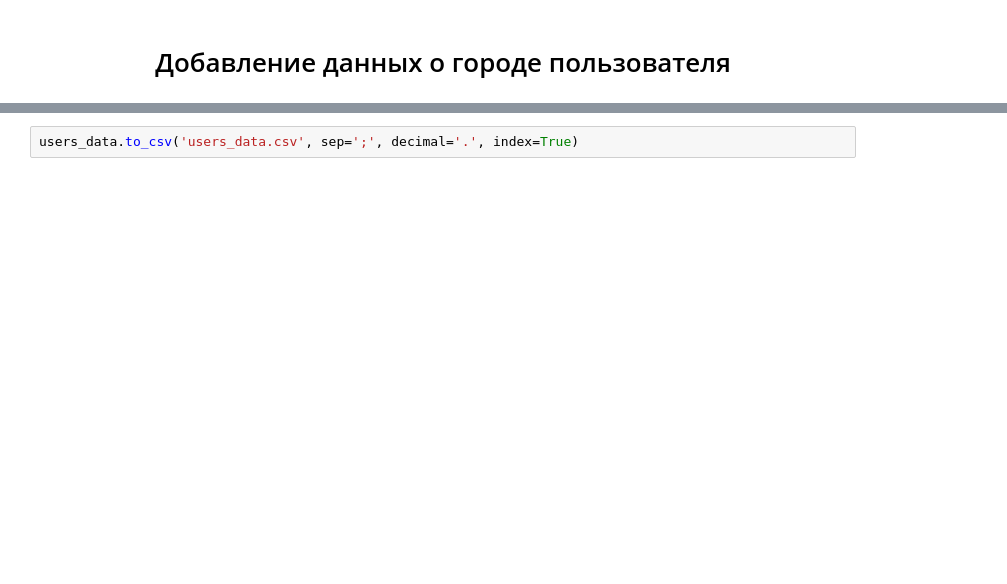
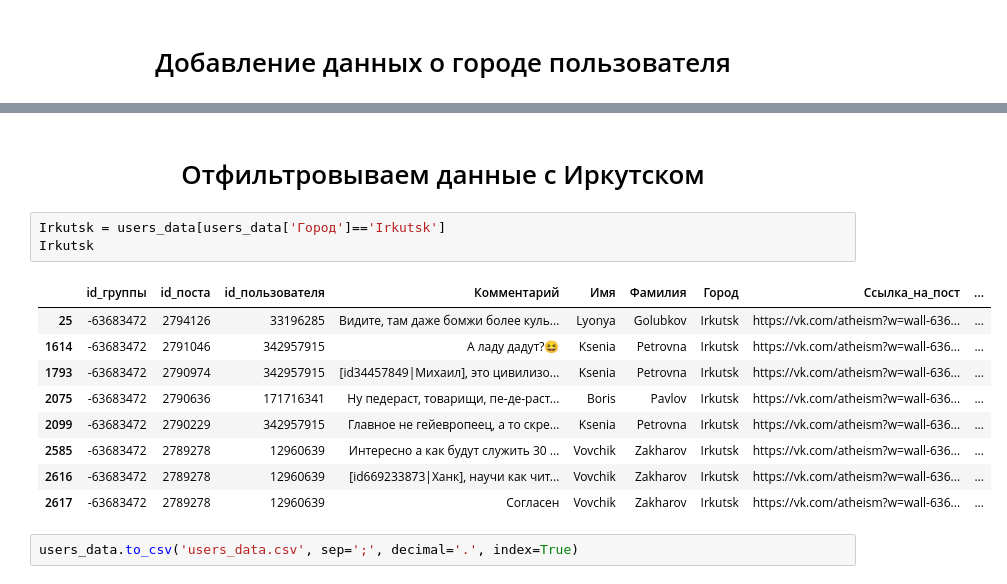
Before and after one commit to Vezdexod/sf_data_science, a Jupyter notebook: .rabota/vk01.ipynb, the cells around one changed output, grey strips where cells are left out. Drawn from its saved outputs; the diff is of its cells as text; blank space fills up the shorter version.

```diff
--- a/.rabota/vk01.ipynb
+++ b/.rabota/vk01.ipynb
@@ -224,2 +182,17 @@ users_data
+# %% [markdown]
+# <center> Отфильтровываем данные с Иркутском
+# %%
+Irkutsk = users_data[users_data['Город']=='Irkutsk']
+Irkutsk
+# %% [output]
+|  | id_группы | id_поста | id_пользователя | Комментарий | Имя | Фамилия | Город | Ссылка_на_пост | ... |
+| 25 | -63683472 | 2794126 | 33196285 | Видите, там даже бомжи более куль... | Lyonya | Golubkov | Irkutsk | https://vk.com/atheism?w=wall-636... | ... |
+| 1614 | -63683472 | 2791046 | 342957915 | А ладу дадут?😆 | Ksenia | Petrovna | Irkutsk | https://vk.com/atheism?w=wall-636... | ... |
+| 1793 | -63683472 | 2790974 | 342957915 | [id34457849|Михаил], это цивилизо... | Ksenia | Petrovna | Irkutsk | https://vk.com/atheism?w=wall-636... | ... |
+| 2075 | -63683472 | 2790636 | 171716341 | Ну педераст, товарищи, пе-де-раст... | Boris | Pavlov | Irkutsk | https://vk.com/atheism?w=wall-636... | ... |
+| 2099 | -63683472 | 2790229 | 342957915 | Главное не гейевропеец, а то скре... | Ksenia | Petrovna | Irkutsk | https://vk.com/atheism?w=wall-636... | ... |
+| 2585 | -63683472 | 2789278 | 12960639 | Интересно а как будут служить 30 ... | Vovchik | Zakharov | Irkutsk | https://vk.com/atheism?w=wall-636... | ... |
+| 2616 | -63683472 | 2789278 | 12960639 | [id669233873|Ханк], научи как чит... | Vovchik | Zakharov | Irkutsk | https://vk.com/atheism?w=wall-636... | ... |
+| 2617 | -63683472 | 2789278 | 12960639 | Согласен | Vovchik | Zakharov | Irkutsk | https://vk.com/atheism?w=wall-636... | ... |
 # %%
 users_data.to_csv('users_data.csv', sep=';', decimal='.', index=True)
```
Also changed, not shown: parts of 18 cells of this notebook, 5 other files.
